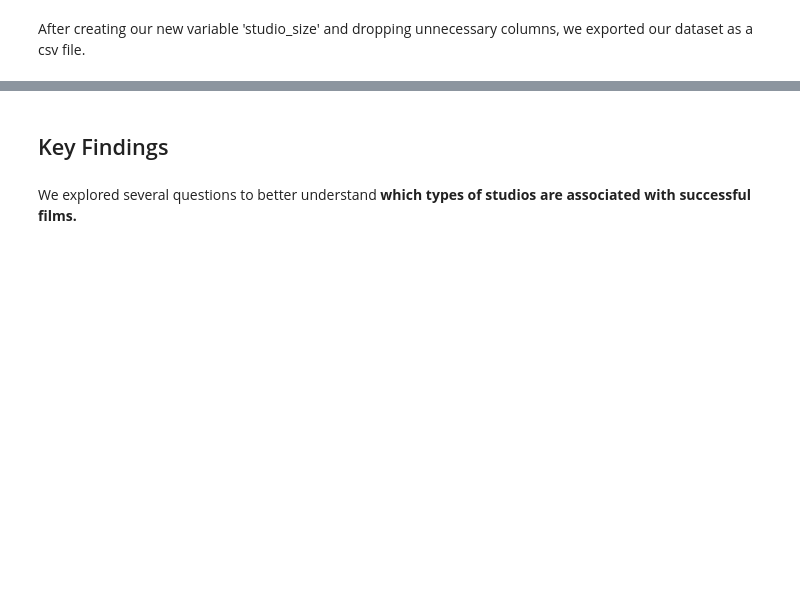
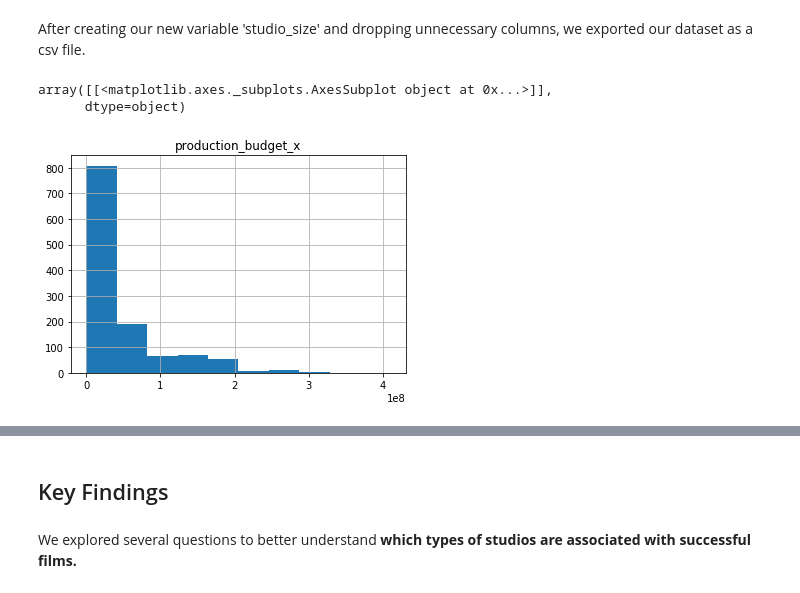
Before and after one commit to StevenDye/FIS-Mod1-Project, a Jupyter notebook: project/FinalMod1Proj.ipynb, the cells around one changed output, grey strips where cells are left out. Drawn from its saved outputs; the diff is of its cells as text; code cells hidden in the pictures; blank space fills up the shorter version.

```diff
--- a/project/FinalMod1Proj.ipynb
+++ b/project/FinalMod1Proj.ipynb
@@ -381,3 +382,9 @@ final_df.head()
 | 4 | 2011-09-02 | 5000000 | 26517819 | 5.303564 | 21517819 | Apollo 18 2011 | W/Dim. | ... |
 # %% [markdown]
 After creating our new variable 'studio_size' and dropping unnecessary columns, we exported our dataset as a csv file.
+# %%
+final_df.hist('production_budget_x')
+# %% [output]
+array([[<matplotlib.axes._subplots.AxesSubplot object at 0x...>]],
+      dtype=object)
+[figure, added]
```
Also changed, not shown: parts of 11 cells of this notebook, 1 other file.
